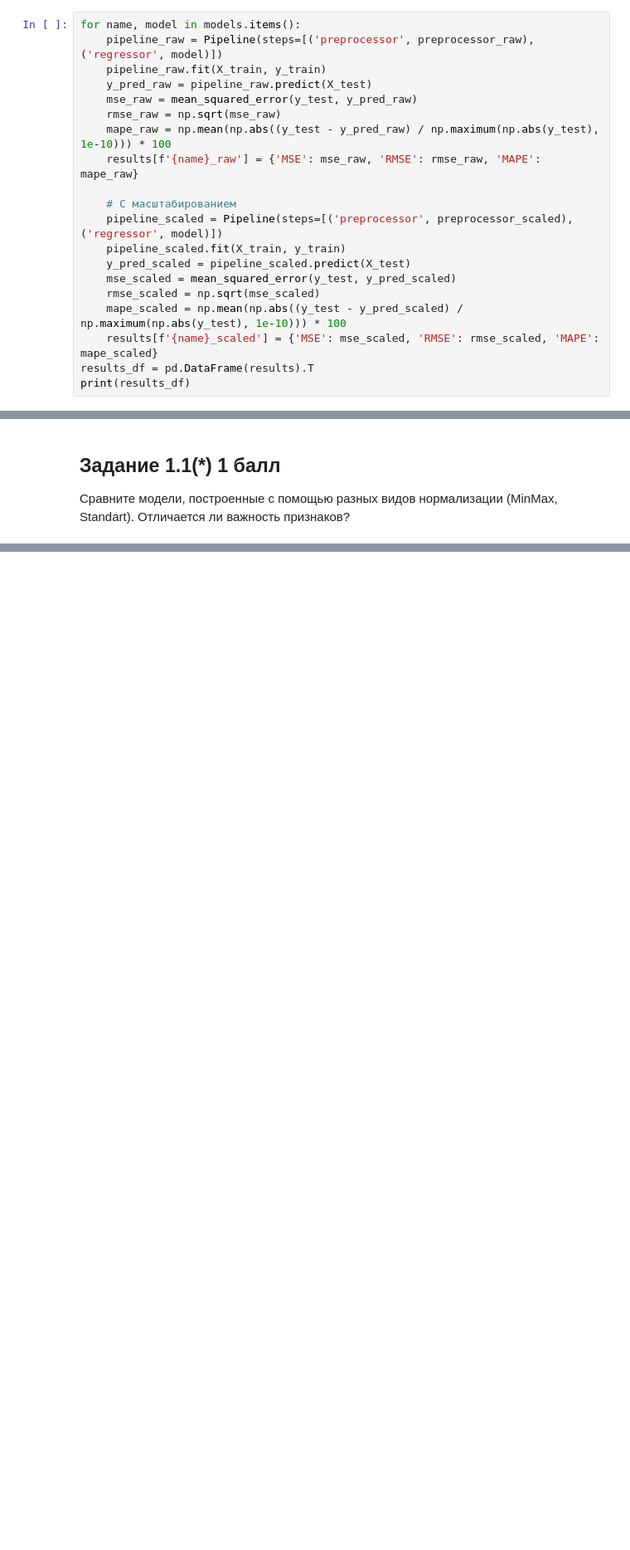
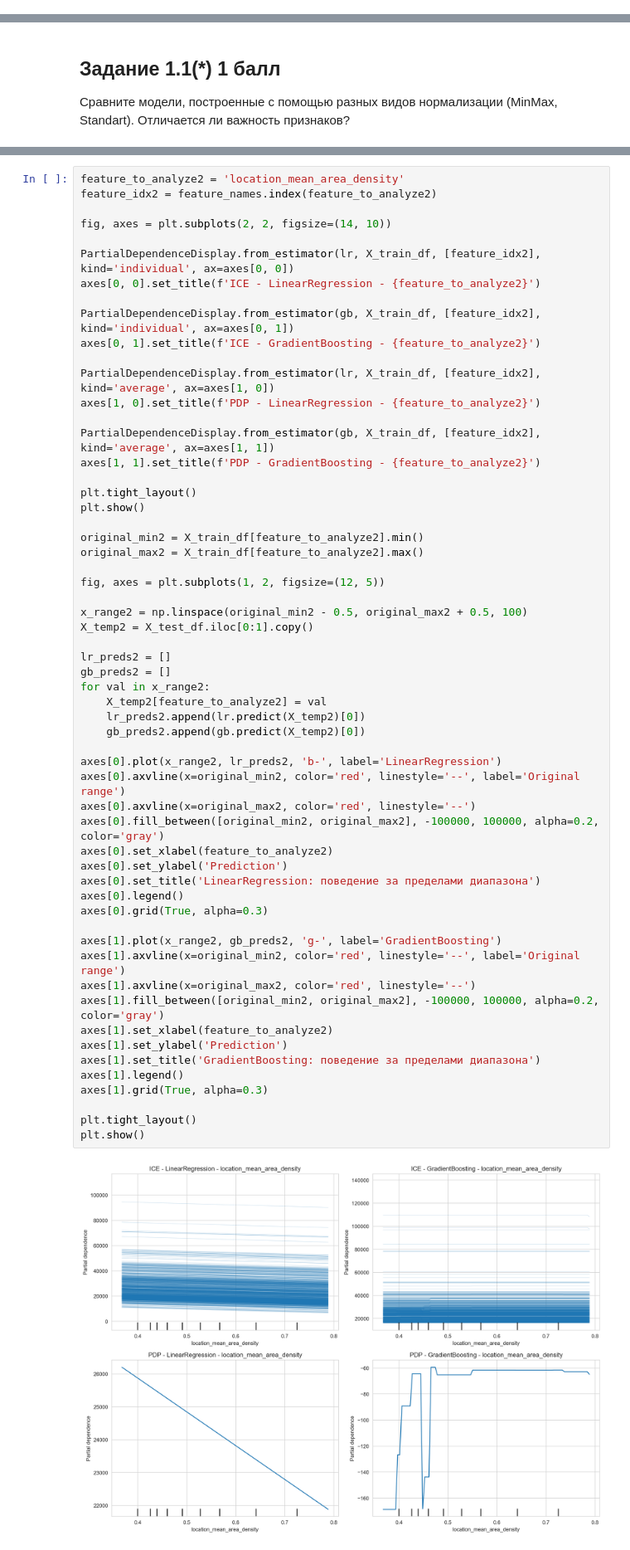
Before and after one commit to hysterria/spbu_ml_2026, a Jupyter notebook: homeworks/interpretation.ipynb, the cells around one changed output, grey strips where cells are left out. Shown at 83% size. Cells and saved outputs as stored; diff of their text form; blank space fills up the shorter version.

```diff
--- a/homeworks/interpretation.ipynb
+++ b/homeworks/interpretation.ipynb
@@ -109,20 +63,0 @@ results = {}
-# %%
-for name, model in models.items():
-    pipeline_raw = Pipeline(steps=[('preprocessor', preprocessor_raw), ('regressor', model)])
-    pipeline_raw.fit(X_train, y_train)
-    y_pred_raw = pipeline_raw.predict(X_test)
-    mse_raw = mean_squared_error(y_test, y_pred_raw)
-    rmse_raw = np.sqrt(mse_raw)
-    mape_raw = np.mean(np.abs((y_test - y_pred_raw) / np.maximum(np.abs(y_test), 1e-10))) * 100
-    results[f'{name}_raw'] = {'MSE': mse_raw, 'RMSE': rmse_raw, 'MAPE': mape_raw}
-
-    # С масштабированием
-    pipeline_scaled = Pipeline(steps=[('preprocessor', preprocessor_scaled), ('regressor', model)])
-    pipeline_scaled.fit(X_train, y_train)
-    y_pred_scaled = pipeline_scaled.predict(X_test)
-    mse_scaled = mean_squared_error(y_test, y_pred_scaled)
-    rmse_scaled = np.sqrt(mse_scaled)
-    mape_scaled = np.mean(np.abs((y_test - y_pred_scaled) / np.maximum(np.abs(y_test), 1e-10))) * 100
-    results[f'{name}_scaled'] = {'MSE': mse_scaled, 'RMSE': rmse_scaled, 'MAPE': mape_scaled}
-results_df = pd.DataFrame(results).T
-print(results_df)
@@ -481,0 +306,60 @@ GradientBoosting R²: 0.9637
+# %%
+feature_to_analyze2 = 'location_mean_area_density'
+feature_idx2 = feature_names.index(feature_to_analyze2)
+
+fig, axes = plt.subplots(2, 2, figsize=(14, 10))
+
+PartialDependenceDisplay.from_estimator(lr, X_train_df, [feature_idx2], kind='individual', ax=axes[0, 0])
+axes[0, 0].set_title(f'ICE - LinearRegression - {feature_to_analyze2}')
+
+PartialDependenceDisplay.from_estimator(gb, X_train_df, [feature_idx2], kind='individual', ax=axes[0, 1])
+axes[0, 1].set_title(f'ICE - GradientBoosting - {feature_to_analyze2}')
+
+PartialDependenceDisplay.from_estimator(lr, X_train_df, [feature_idx2], kind='average', ax=axes[1, 0])
+axes[1, 0].set_title(f'PDP - LinearRegression - {feature_to_analyze2}')
+
+PartialDependenceDisplay.from_estimator(gb, X_train_df, [feature_idx2], kind='average', ax=axes[1, 1])
+axes[1, 1].set_title(f'PDP - GradientBoosting - {feature_to_analyze2}')
+
+plt.tight_layout()
+plt.show()
+
+original_min2 = X_train_df[feature_to_analyze2].min()
+original_max2 = X_train_df[feature_to_analyze2].max()
+
+fig, axes = plt.subplots(1, 2, figsize=(12, 5))
+
+x_range2 = np.linspace(original_min2 - 0.5, original_max2 + 0.5, 100)
+X_temp2 = X_test_df.iloc[0:1].copy()
+
+lr_preds2 = []
+gb_preds2 = []
+for val in x_range2:
+    X_temp2[feature_to_analyze2] = val
+    lr_preds2.append(lr.predict(X_temp2)[0])
+    gb_preds2.append(gb.predict(X_temp2)[0])
+
+axes[0].plot(x_range2, lr_preds2, 'b-', label='LinearRegression')
+axes[0].axvline(x=original_min2, color='red', linestyle='--', label='Original range')
+axes[0].axvline(x=original_max2, color='red', linestyle='--')
+axes[0].fill_between([original_min2, original_max2], -100000, 100000, alpha=0.2, color='gray')
+axes[0].set_xlabel(feature_to_analyze2)
+axes[0].set_ylabel('Prediction')
+axes[0].set_title('LinearRegression: поведение за пределами диапазона')
+axes[0].legend()
+axes[0].grid(True, alpha=0.3)
+
+axes[1].plot(x_range2, gb_preds2, 'g-', label='GradientBoosting')
+axes[1].axvline(x=original_min2, color='red', linestyle='--', label='Original range')
+axes[1].axvline(x=original_max2, color='red', linestyle='--')
+axes[1].fill_between([original_min2, original_max2], -100000, 100000, alpha=0.2, color='gray')
+axes[1].set_xlabel(feature_to_analyze2)
+axes[1].set_ylabel('Prediction')
+axes[1].set_title('GradientBoosting: поведение за пределами диапазона')
+axes[1].legend()
+axes[1].grid(True, alpha=0.3)
+
+plt.tight_layout()
+plt.show()
+# %% [output]
+[figure, added]
```
Also changed, not shown: parts of 20 cells of this notebook.
